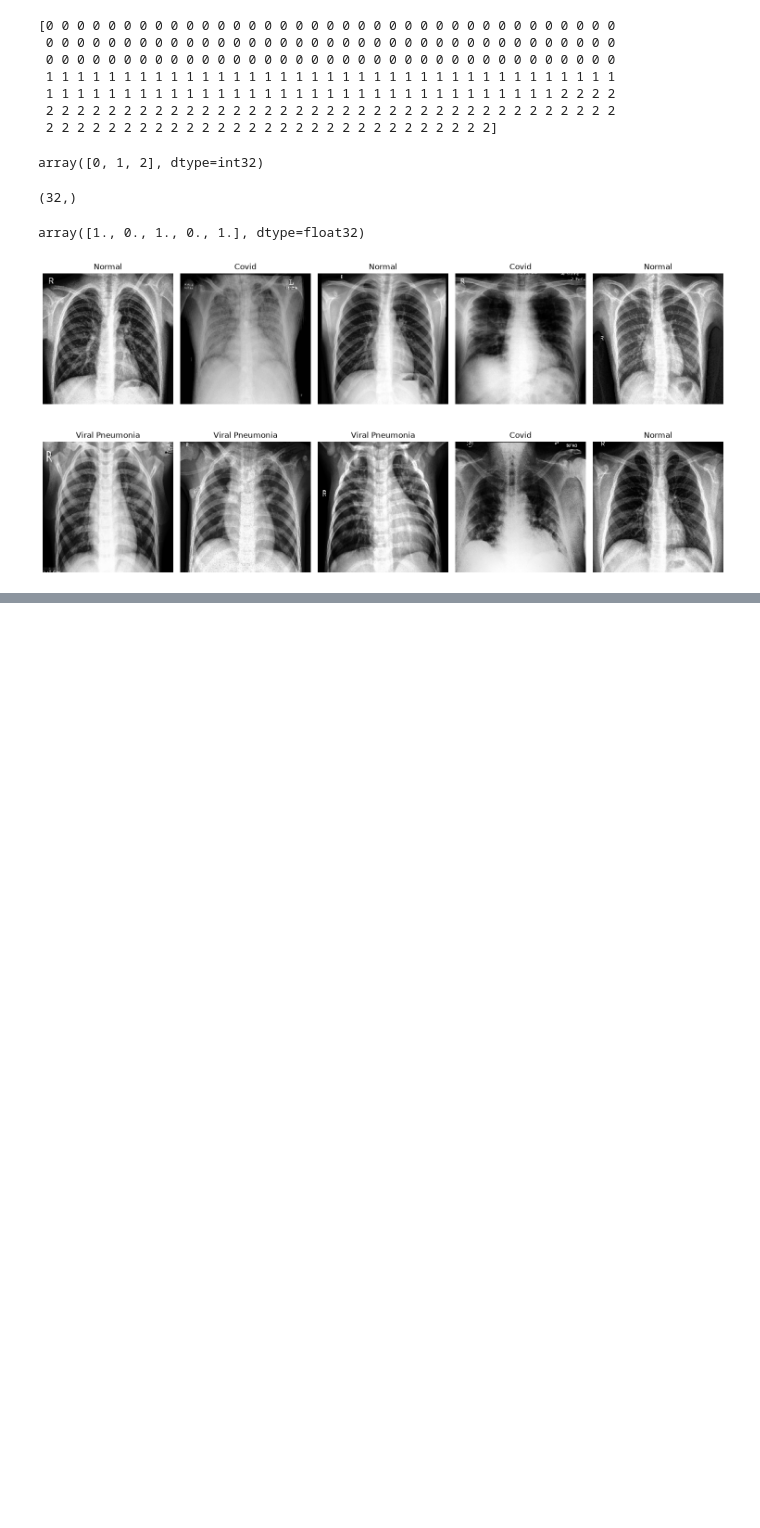
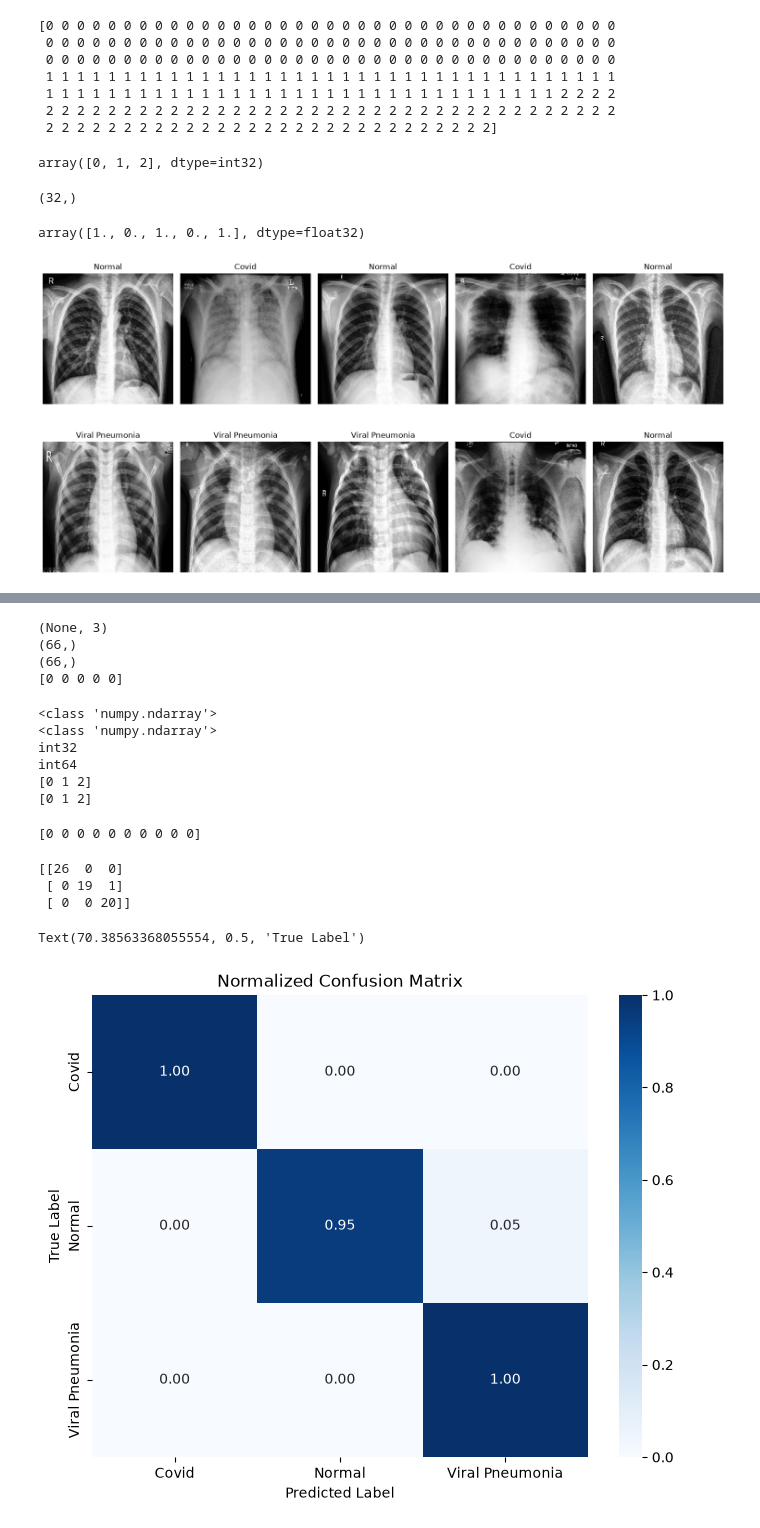
Before and after one commit to mariam-rgp/covid-Xray-finetuning, a Jupyter notebook: notebooks/eda.ipynb, the cells around one changed output, grey strips where cells are left out. Drawn from its saved outputs; the diff is of its cells as text; code cells hidden in the pictures; blank space fills up the shorter version.

```diff
--- a/notebooks/eda.ipynb
+++ b/notebooks/eda.ipynb
@@ -180,0 +330,4 @@ plot_images(image[:15], label[:15], train_data.class_indices)
+# %%
+
+y_pred = model.predict(test_data)
+y_pred = np.argmax(y_pred, axis=1)
@@ -180,0 +336,61 @@ plot_images(image[:15], label[:15], train_data.class_indices)
+# %%
+print(model.output_shape)
+
+print(y_true.shape)
+print(y_pred.shape)
+
+print(y_pred[:5])
+# %% [output]
+(None, 3)
+(66,)
+(66,)
+[0 0 0 0 0]
+# %%
+print(type(y_true))
+print(type(y_pred))
+
+print(y_true.dtype)
+print(y_pred.dtype)
+
+print(np.unique(y_true))
+print(np.unique(y_pred))
+# %% [output]
+<class 'numpy.ndarray'>
+<class 'numpy.ndarray'>
+int32
+int64
+[0 1 2]
+[0 1 2]
+# %%
+print(y_true[:10])
+# %% [output]
+[0 0 0 0 0 0 0 0 0 0]
+# %%
+
+cm = confusion_matrix(y_true, y_pred)
+
+print(cm)
+# %% [output]
+[[26  0  0]
+ [ 0 19  1]
+ [ 0  0 20]]
+# %%
+cm_norm = cm.astype('float') / cm.sum(axis=1)[:, np.newaxis]
+
+plt.figure(figsize=(8,6))
+
+sns.heatmap(
+    cm_norm,
+    annot=True,
+    fmt=".2f",
+    cmap="Blues",
+    xticklabels=test_data.class_indices.keys(),
+    yticklabels=test_data.class_indices.keys()
+)
+
+plt.title("Normalized Confusion Matrix")
+plt.xlabel("Predicted Label")
+plt.ylabel("True Label")
+# %% [output]
+Text(70.38563368055554, 0.5, 'True Label')
+[figure, added]
```
Also changed, not shown: parts of 20 cells of this notebook, 2 other files.
